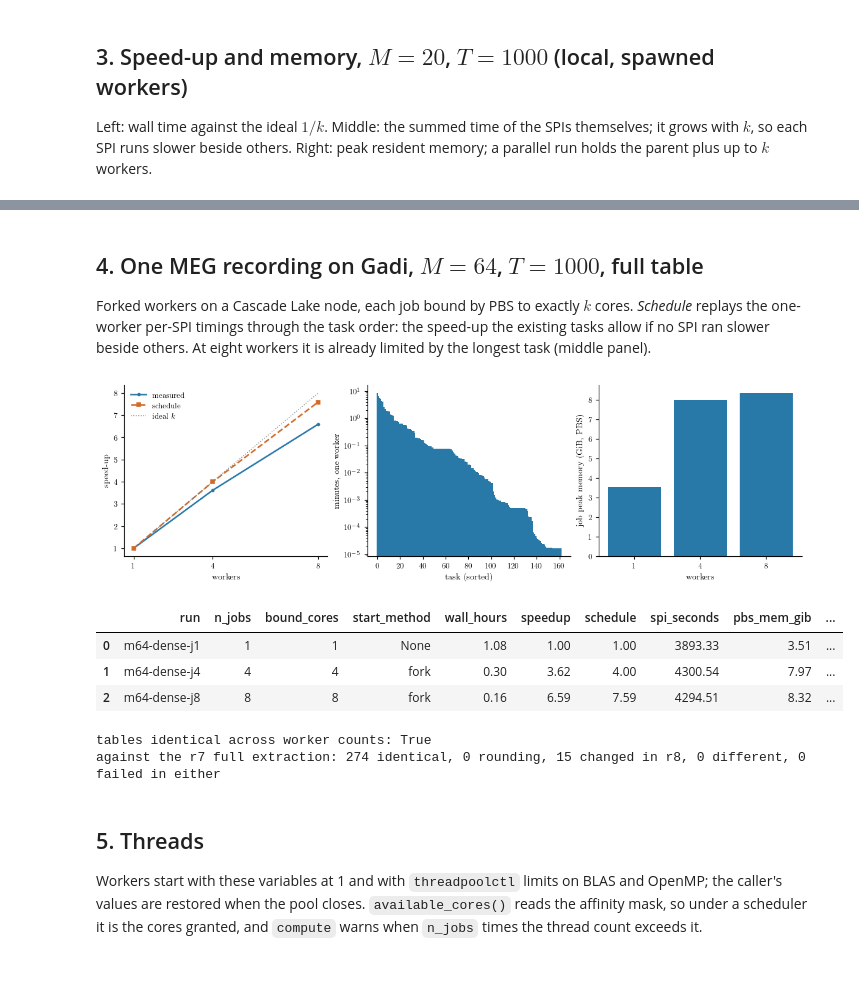
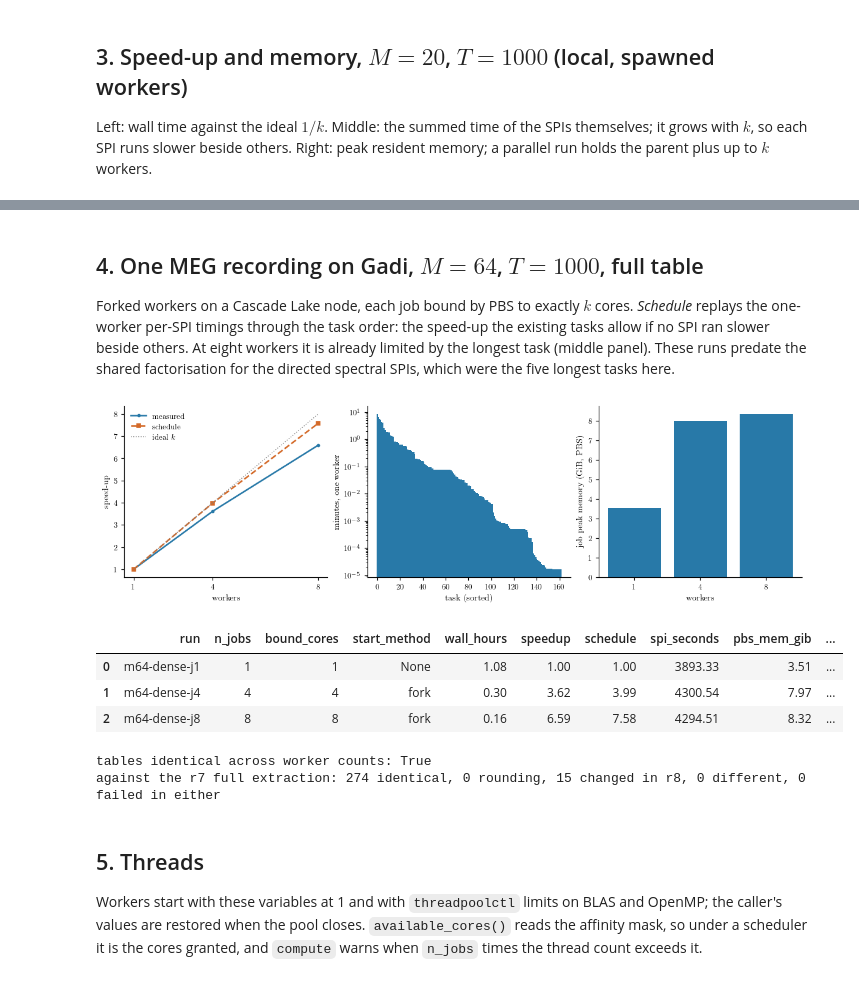
Before and after one commit to willedibam/pyspi, a Jupyter notebook: demos/optimisation/concurrency.ipynb, the cells around one changed output, grey strips where cells are left out. Drawn from its saved outputs; the diff is of its cells as text; code cells hidden in the pictures.

```diff
--- a/demos/optimisation/concurrency.ipynb
+++ b/demos/optimisation/concurrency.ipynb
@@ -81,7 +81,7 @@ w.assign(speedup=(w.wall_s.iloc[0] / w.wall_s).round(2))[["n_jobs", "wall_s", "s
 # %% [markdown]
 ## 4. One MEG recording on Gadi, $M=64$, $T=1000$, full table
 
-Forked workers on a Cascade Lake node, each job bound by PBS to exactly $k$ cores. *Schedule* replays the one-worker per-SPI timings through the task order: the speed-up the existing tasks allow if no SPI ran slower beside others. At eight workers it is already limited by the longest task (middle panel).
+Forked workers on a Cascade Lake node, each job bound by PBS to exactly $k$ cores. *Schedule* replays the one-worker per-SPI timings through the task order: the speed-up the existing tasks allow if no SPI ran slower beside others. At eight workers it is already limited by the longest task (middle panel). These runs predate the shared factorisation for the directed spectral SPIs, which were the five longest tasks here.
 # %%
 def makespan(costs, k):
     # Wall time when k workers take tasks in order, each as it frees up.
@@ -89,36 +89,45 @@ def makespan(costs, k):
     for cost in costs:
         free[free.argmin()] += cost
     return free.max()
 
 if (GADI / "summary.json").exists():
     summary = json.loads((GADI / "summary.json").read_text())
     g = pd.DataFrame(summary["runs"]).query("M == 64").sort_values("n_jobs").reset_index(drop=True)
     timings = json.loads((GADI / "m64-dense-j1" / "report.json").read_text())["timings"]
-    costs = [sum(timings[k] for k in task) for task in tasks]
+    def as_run(task):
+        # When these jobs ran, each directed spectral class was its own task.
+        if (_parallel.cache_bucket(ref.spis[task[0]]) or ())[:1] != ("spectral_bv",):
+            return [task]
+        by_class = {}
+        for key in task:
+            by_class.setdefault(type(ref.spis[key]), []).append(key)
+        return list(by_class.values())
+
+    costs = [sum(timings[k] for k in part) for task in tasks for part in as_run(task)]
     g["speedup"] = g.wall_seconds.iloc[0] / g.wall_seconds
     g["schedule"] = [sum(costs) / makespan(costs, k) for k in g.n_jobs]
 
     fig, (a, b, c) = plt.subplots(1, 3, figsize=(10.5, 3))
     a.plot(g.n_jobs, g.speedup, "o-", color="#2879a8", label="measured")
     a.plot(g.n_jobs, g.schedule, "s--", color="#d46a29", ms=3.5, label="schedule")
     a.plot(g.n_jobs, g.n_jobs, color=".5", ls=":", lw=1, label=r"ideal $k$")
     a.set(xlabel="workers", ylabel="speed-up", xticks=g.n_jobs); a.legend()
     order = np.sort(costs)[::-1]
     b.bar(range(len(order)), order / 60, color="#2879a8", width=1)
     b.set(xlabel="task (sorted)", ylabel="minutes, one worker", yscale="log")
     c.bar(g.n_jobs.astype(str), g.pbs_mem_gib, color="#2879a8")
     c.set(xlabel="workers", ylabel="job peak memory (GiB, PBS)")
     plt.show()
     display(g[["run", "n_jobs", "bound_cores", "start_method", "wall_hours", "speedup", "schedule",
                "spi_seconds", "pbs_mem_gib", "failed"]].round(2))
     print("tables identical across worker counts:", summary["identical_across_workers"]["m64-dense"])
     print(summary["m64_vs_dense"])
 # %% [output]
 [figure]
 |  | run | n_jobs | bound_cores | start_method | wall_hours | speedup | schedule | spi_seconds | pbs_mem_gib | ... |
 | 0 | m64-dense-j1 | 1 | 1 | None | 1.08 | 1.00 | 1.00 | 3893.33 | 3.51 | ... |
-| 1 | m64-dense-j4 | 4 | 4 | fork | 0.30 | 3.62 | 4.00 | 4300.54 | 7.97 | ... |
-| 2 | m64-dense-j8 | 8 | 8 | fork | 0.16 | 6.59 | 7.59 | 4294.51 | 8.32 | ... |
+| 1 | m64-dense-j4 | 4 | 4 | fork | 0.30 | 3.62 | 3.99 | 4300.54 | 7.97 | ... |
+| 2 | m64-dense-j8 | 8 | 8 | fork | 0.16 | 6.59 | 7.58 | 4294.51 | 8.32 | ... |
 tables identical across worker counts: True
 against the r7 full extraction: 274 identical, 0 rounding, 15 changed in r8, 0 different, 0 failed in either
 # %% [markdown]
```
Also changed, not shown: parts of 3 cells of this notebook, 12 other files.
